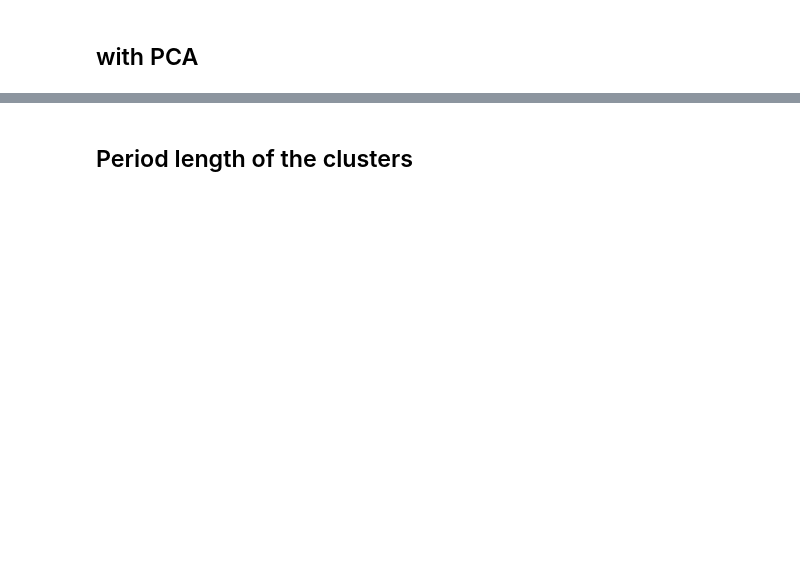
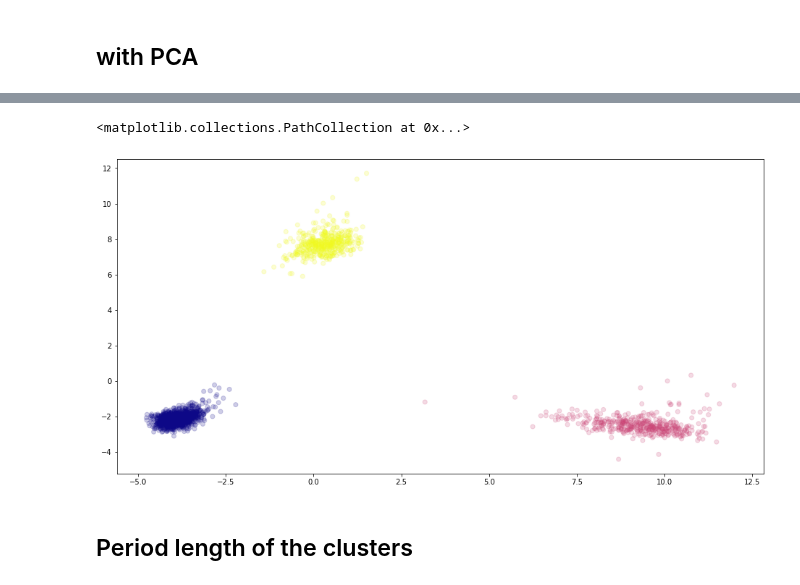
Before and after one commit to ArneKramerSunderbrink/functional_data_hmm, a Jupyter notebook: exploration.ipynb, the cells around one changed output, grey strips where cells are left out. Cells and saved outputs as stored; diff of their text form; code cells hidden in the pictures; blank space fills up the shorter version.

```diff
--- a/exploration.ipynb
+++ b/exploration.ipynb
@@ -627,3 +674,8 @@ pass
+# %%
+plt.scatter(x_transformed[:, 0], x_transformed[:, 1], alpha=0.2, c=kmeans.labels_, cmap=cmap)
+# %% [output]
+<matplotlib.collections.PathCollection at 0x...>
+[figure, added]
 # %% [markdown]
 ## Period length of the clusters
 # %%
```
Also changed, not shown: parts of 66 cells of this notebook, 1 other file.
